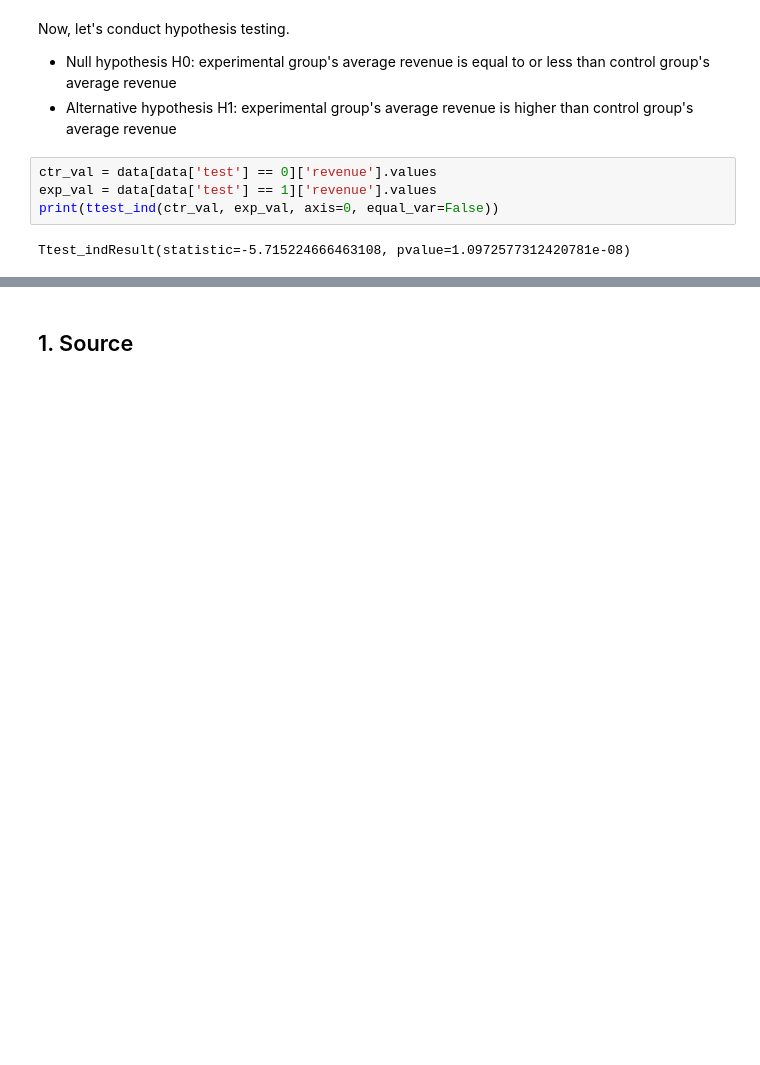
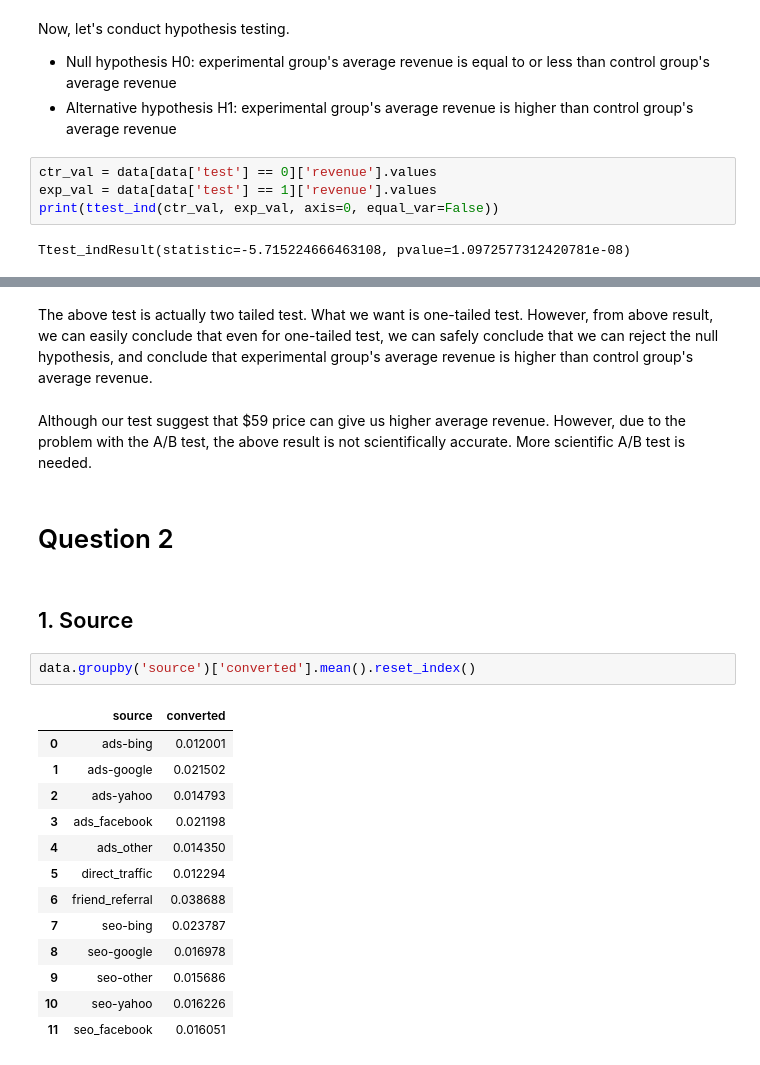
Before and after one commit to kluo9/DS_CASE, a Jupyter notebook: Pricing Test.ipynb, the cells around one changed output, grey strips where cells are left out. Drawn from its saved outputs; the diff is of its cells as text; blank space fills up the shorter version.

Commit message:
Pricing_Test: add new content

```diff
--- a/Pricing Test.ipynb
+++ b/Pricing Test.ipynb
@@ -283,2 +277,24 @@ Although our test suggest that $59 price can give us higher average revenue. How
-# %% [markdown]
-## 1. Source
+# %% [markdown]
+The above test is actually two tailed test. What we want is one-tailed test. However, from above result, we can easily conclude that even for one-tailed test, we can safely conclude that we can reject the null hypothesis, and conclude that experimental group's average revenue is higher than control group's average revenue.
+# %% [markdown]
+Although our test suggest that $59 price can give us higher average revenue. However, due to the problem with the A/B test, the above result is not scientifically accurate. More scientific A/B test is needed.
+# %% [markdown]
+# Question 2
+# %% [markdown]
+## 1. Source
+# %%
+data.groupby('source')['converted'].mean().reset_index()
+# %% [output]
+|  | source | converted |
+| 0 | ads-bing | 0.012001 |
+| 1 | ads-google | 0.021502 |
+| 2 | ads-yahoo | 0.014793 |
+| 3 | ads_facebook | 0.021198 |
+| 4 | ads_other | 0.014350 |
+| 5 | direct_traffic | 0.012294 |
+| 6 | friend_referral | 0.038688 |
+| 7 | seo-bing | 0.023787 |
+| 8 | seo-google | 0.016978 |
+| 9 | seo-other | 0.015686 |
+| 10 | seo-yahoo | 0.016226 |
+| 11 | seo_facebook | 0.016051 |
```
Also changed, not shown: parts of 3 cells of this notebook.
